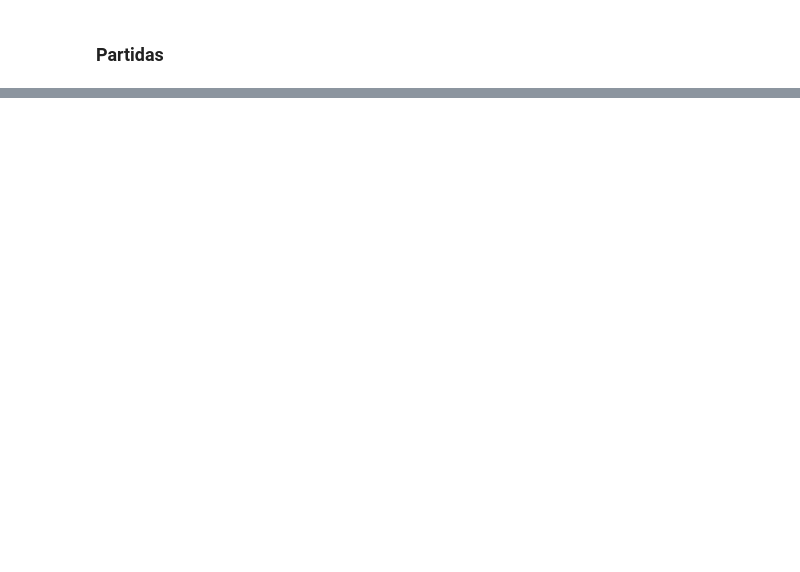
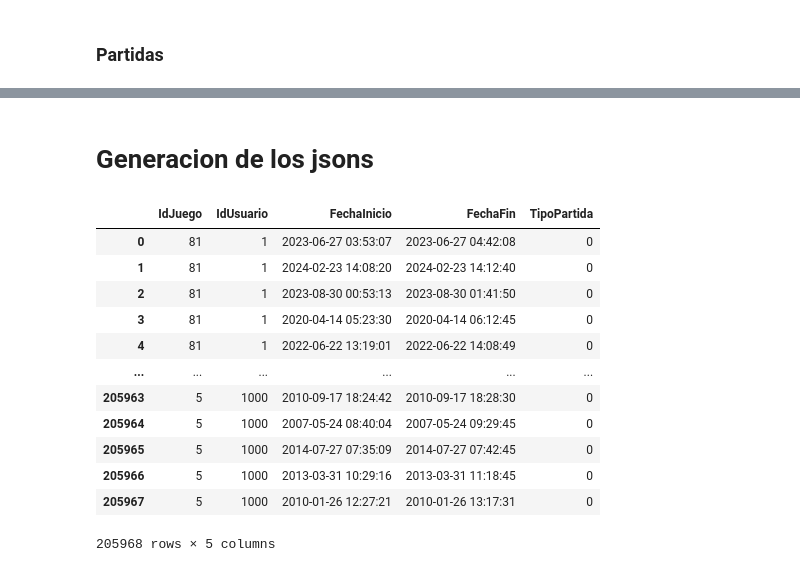
Before and after one commit to Lolineko30000/GamePlataform, a Jupyter notebook: GeneracionCSV.ipynb, the cells around one changed output, grey strips where cells are left out. Saved outputs shown, nothing was run; the diff lists cells and outputs as text; code cells hidden in the pictures; blank space fills up the shorter version.

Commit message:
Add: json generation

```diff
--- a/GeneracionCSV.ipynb
+++ b/GeneracionCSV.ipynb
@@ -799,0 +776,2 @@ Partida.sample(10)
+# %% [markdown]
+# Generacion de los jsons
@@ -799,0 +788,16 @@ Partida.sample(10)
+# %%
+Partida
+# %% [output]
+|  | IdJuego | IdUsuario | FechaInicio | FechaFin | TipoPartida |
+| 0 | 81 | 1 | 2023-06-27 03:53:07 | 2023-06-27 04:42:08 | 0 |
+| 1 | 81 | 1 | 2024-02-23 14:08:20 | 2024-02-23 14:12:40 | 0 |
+| 2 | 81 | 1 | 2023-08-30 00:53:13 | 2023-08-30 01:41:50 | 0 |
+| 3 | 81 | 1 | 2020-04-14 05:23:30 | 2020-04-14 06:12:45 | 0 |
+| 4 | 81 | 1 | 2022-06-22 13:19:01 | 2022-06-22 14:08:49 | 0 |
+| ... | ... | ... | ... | ... | ... |
+| 205963 | 5 | 1000 | 2010-09-17 18:24:42 | 2010-09-17 18:28:30 | 0 |
+| 205964 | 5 | 1000 | 2007-05-24 08:40:04 | 2007-05-24 09:29:45 | 0 |
+| 205965 | 5 | 1000 | 2014-07-27 07:35:09 | 2014-07-27 07:42:45 | 0 |
+| 205966 | 5 | 1000 | 2013-03-31 10:29:16 | 2013-03-31 11:18:45 | 0 |
+| 205967 | 5 | 1000 | 2010-01-26 12:27:21 | 2010-01-26 13:17:31 | 0 |
+205968 rows × 5 columns
```
Also changed, not shown: parts of 17 cells of this notebook, 2 other files.
